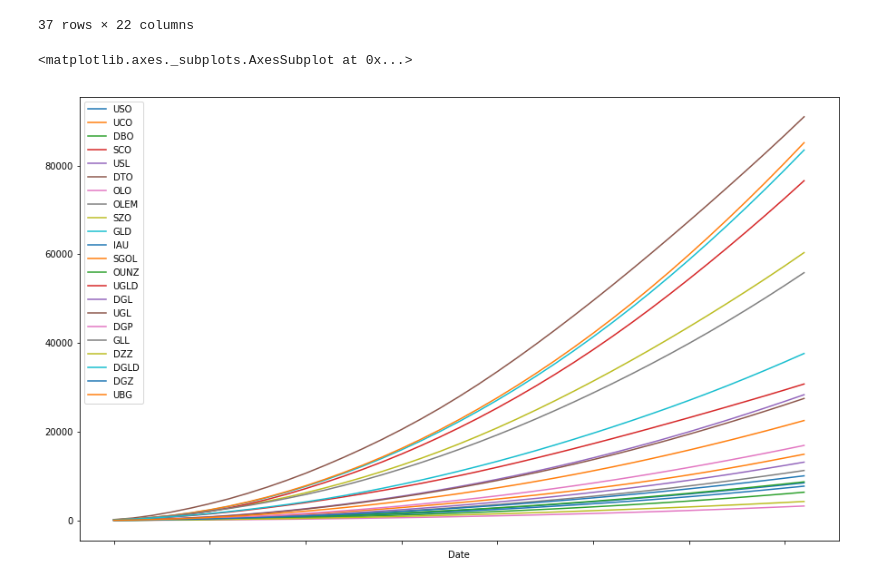
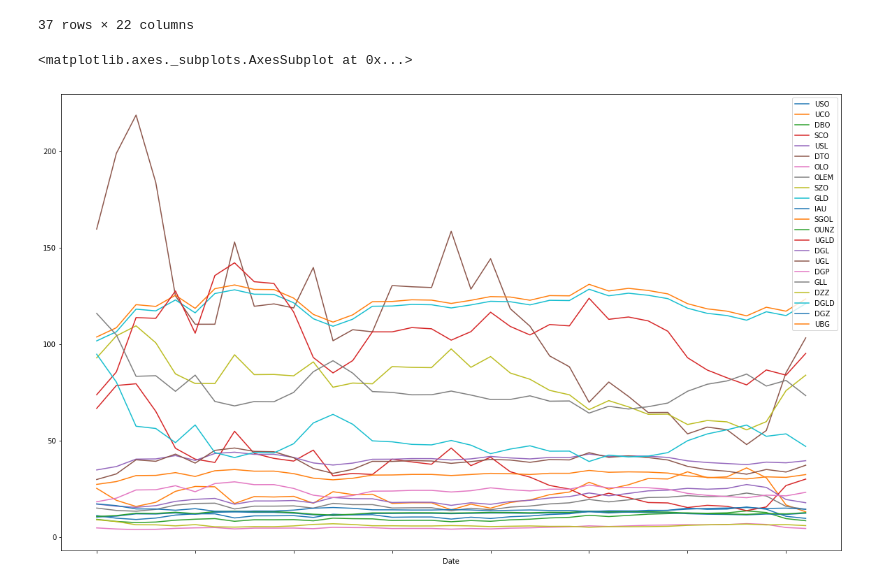
Before and after one commit to syuan0624/FinTech, a Jupyter notebook: HW1/Commodity_ETFs.ipynb, the cells around one changed output. Cells and saved outputs as stored; diff of their text form; code cells hidden in the pictures.

```diff
--- a/HW1/Commodity_ETFs.ipynb
+++ b/HW1/Commodity_ETFs.ipynb
@@ -112,12 +112,12 @@ all_data
 37 rows × 22 columns
 # %%
 #資料視覺化
-all_data = all_data.astype(float)
-#all_data = all_data.cumsum()
-all_data.plot(figsize=(15,9))
+img_data = all_data.astype(float)
+#img_data = img_data.cumsum()
+img_data.plot(figsize=(20,12))
 # %% [output]
 <matplotlib.axes._subplots.AxesSubplot at 0x...>
-[figure, old version]
+[figure, new version]
 # %%
 #下載存成.csv檔
 all_data.to_csv('COMMODITY_NAV.csv')
```
